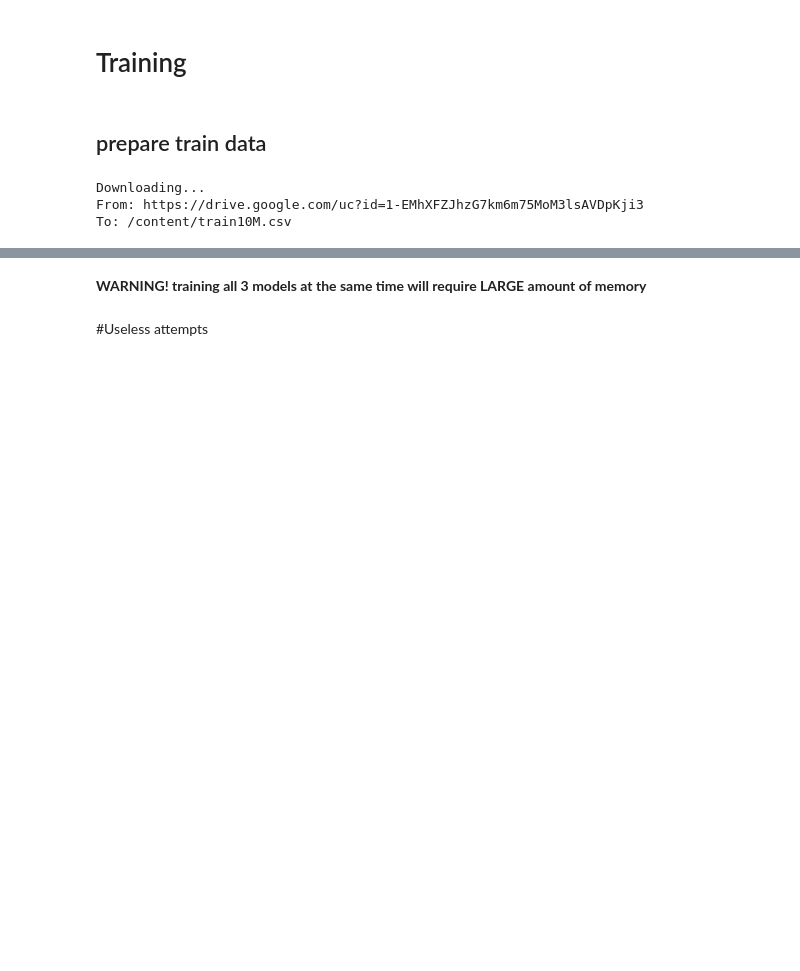
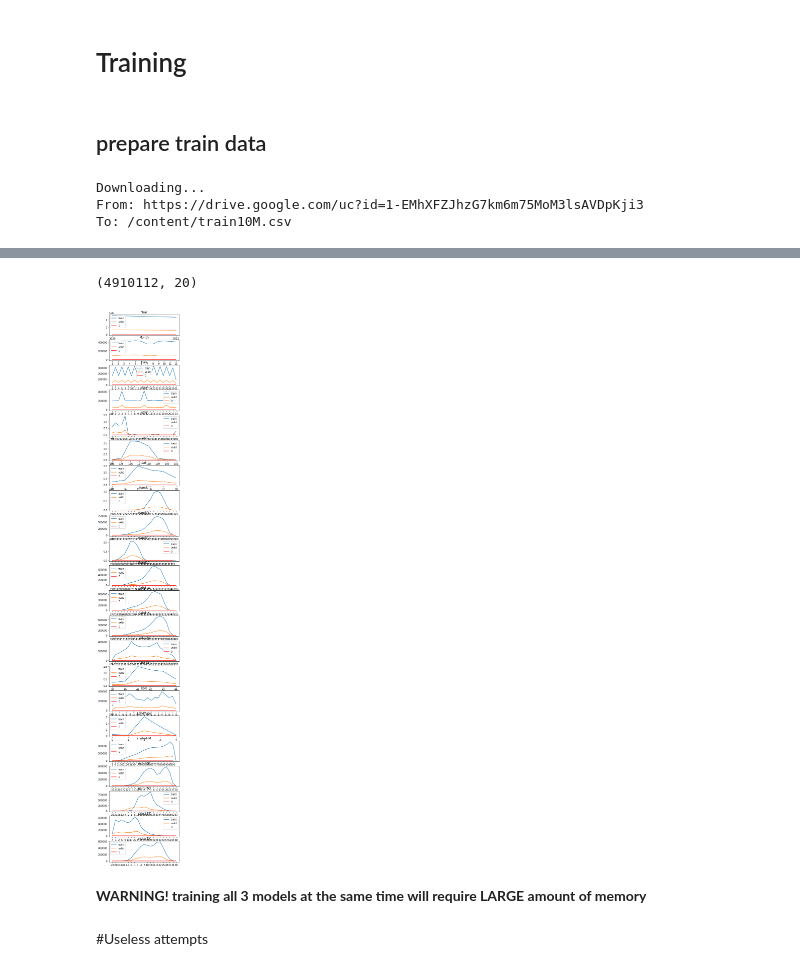
Before and after one commit to luanakwon/GroundTemperature, a Jupyter notebook: GroundTemp.ipynb, the cells around one changed output, grey strips where cells are left out. Drawn from its saved outputs; the diff is of its cells as text; code cells hidden in the pictures; blank space fills up the shorter version.

```diff
--- a/GroundTemp.ipynb
+++ b/GroundTemp.ipynb
@@ -191,8 +202,8 @@ RANDOM_STATE = 31415
 target = targets[:1] # isitu-LST
 timecol = features[:1] # time column
 # featureInUse = features[1:] # excluding time column
-featureInUse = features[1:] + cols[cols.index('insitu-TA')+1:]
-
+# featureInUse = features[1:] + cols[cols.index('insitu-TA')+1:]
+featureInUse = features[1:]
 # sample fraction of train data
 fraction = 0.6 # 0.0 ~ 1.0
 # %%
@@ -244,3 +273,42 @@ for df_subset in [X_train, X_val, Y_train_LST, Y_train_TA, Y_val_LST, Y_val_TA]:
+# %%
+x_tr_cols = list(X_train.columns)
+plt.figure(figsize=(5,2*len(x_tr_cols)))
+print(X_train.shape)
+
+for i, colname in enumerate(x_tr_cols):
+  plt.subplot(len(x_tr_cols)+2,1,i+1)
+  plt.title(colname)
+  for sdf,lbl in zip([X_train, X_val],['train','valid']):
+    values = sdf[colname].values.ravel()
+    diff = np.max(values)-np.min(values)
+    stepsize = (diff)/20 if diff > 20 else diff/int(diff)
+    x = np.arange(np.min(values),np.max(values)+stepsize,stepsize)
+    y = [np.sum((values>=(p-stepsize/2))*(values<(p+stepsize/2))) for p in x]
+    x = x.astype(np.int64)
+    plt.plot(y, label=lbl)
+  plt.plot(np.zeros(len(y)),'r-',label='0')
+  plt.xticks(np.arange(len(x)),x)
+  plt.legend()
+# isitu-LST, insitu-TA
+for i, dflist in enumerate([[Y_train_LST,Y_val_LST],[Y_train_TA,Y_val_TA]]):
+  plt.subplot(len(x_tr_cols)+2,1,len(x_tr_cols)+i+1)
+  plt.title(dflist[0].columns[0])
+  for sdf, lbl in zip(dflist,['train','valid']):
+    values = sdf.values.ravel()
+    diff = np.max(values)-np.min(values)
+    stepsize = (diff)/20 if diff > 20 else diff/int(diff)
+    x = np.arange(np.min(values),np.max(values)+stepsize,stepsize)
+    y = [np.sum((values>=(p-stepsize/2))*(values<(p+stepsize/2))) for p in x]
+    x = x.astype(np.int64)
+    plt.plot(y,label=lbl)
+  plt.plot(np.zeros(len(y)),'r-',label='0')
+  plt.xticks(np.arange(len(x)),x)
+  plt.legend()
+
+plt.savefig('featureDistributionSmall.png')
+# %% [output]
+(4910112, 20)
+[figure, added]
 # %% [markdown]
 **WARNING! training all 3 models at the same time will require LARGE amount of memory**
 # %% [markdown]
```
Also changed, not shown: parts of 25 cells of this notebook.
